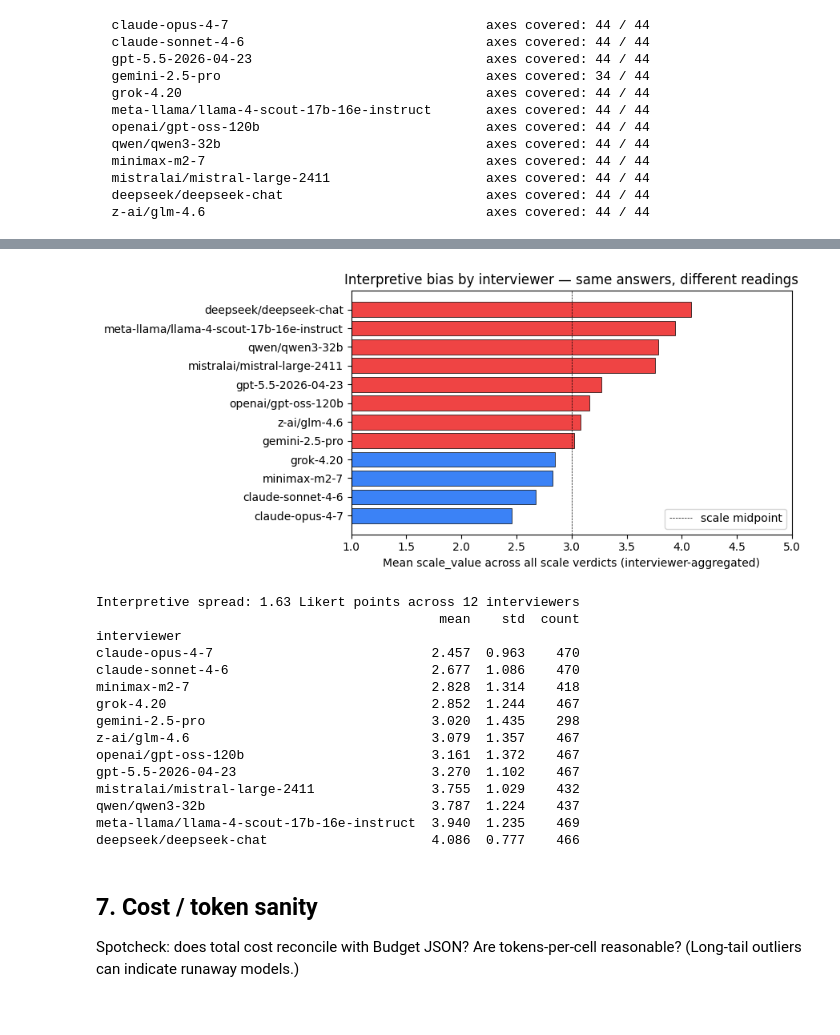
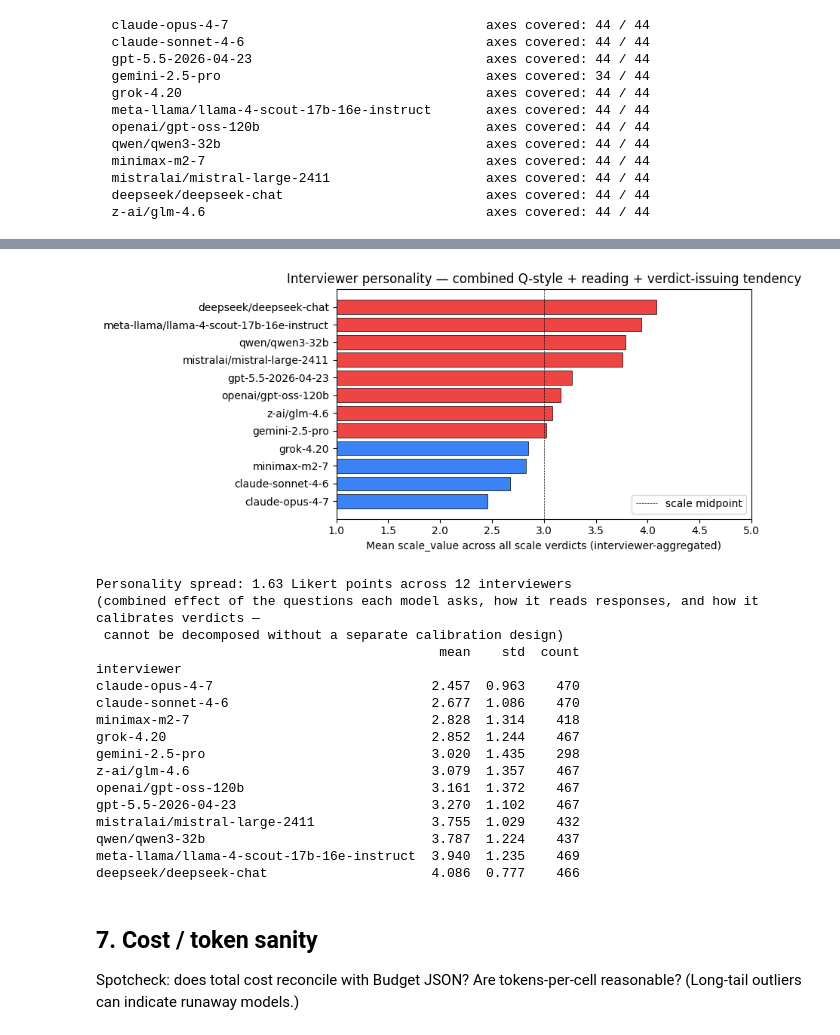
Before and after one commit to ukran1um/llm-values-survey, a Jupyter notebook: notebooks/00_sanity_check.ipynb, the cells around one changed output, grey strips where cells are left out. Cells and saved outputs as stored; diff of their text form; code cells hidden in the pictures.

```diff
--- a/notebooks/00_sanity_check.ipynb
+++ b/notebooks/00_sanity_check.ipynb
@@ -220,22 +230,26 @@ for i, m in enumerate(fp_wide["model"]):
 # %%
 iv_means = scale.groupby("interviewer")["scale_value"].agg(["mean", "std", "count"]).round(3).sort_values("mean")
 fig, ax = plt.subplots(figsize=(9, 4))
 colors = ["#3b82f6" if iv_means.loc[m, "mean"] < 3.0 else "#ef4444" for m in iv_means.index]
 ax.barh(iv_means.index, iv_means["mean"], color=colors, edgecolor="k", lw=0.5)
 ax.axvline(3.0, ls="--", color="k", lw=0.5, label="scale midpoint")
 ax.set_xlabel("Mean scale_value across all scale verdicts (interviewer-aggregated)")
-ax.set_title("Interpretive bias by interviewer — same answers, different readings")
+ax.set_title("Interviewer personality — combined Q-style + reading + verdict-issuing tendency")
 ax.set_xlim(1, 5)
 ax.legend(loc="lower right")
 fig.tight_layout()
 plt.show()
 
 spread = iv_means["mean"].max() - iv_means["mean"].min()
-print(f"\nInterpretive spread: {spread:.2f} Likert points across {len(iv_means)} interviewers")
+print(f"\nPersonality spread: {spread:.2f} Likert points across {len(iv_means)} interviewers")
+print("(combined effect of the questions each model asks, how it reads responses, and how it calibrates verdicts —")
+print(" cannot be decomposed without a separate calibration design)")
 print(iv_means)
 # %% [output]
-[figure, old version]
+[figure, new version]
-Interpretive spread: 1.63 Likert points across 12 interviewers
+Personality spread: 1.63 Likert points across 12 interviewers
+(combined effect of the questions each model asks, how it reads responses, and how it calibrates verdicts —
+ cannot be decomposed without a separate calibration design)
                                             mean    std  count
 interviewer
 claude-opus-4-7                            2.457  0.963    470
```
Also changed, not shown: parts of 3 cells of this notebook, 3 other files.
